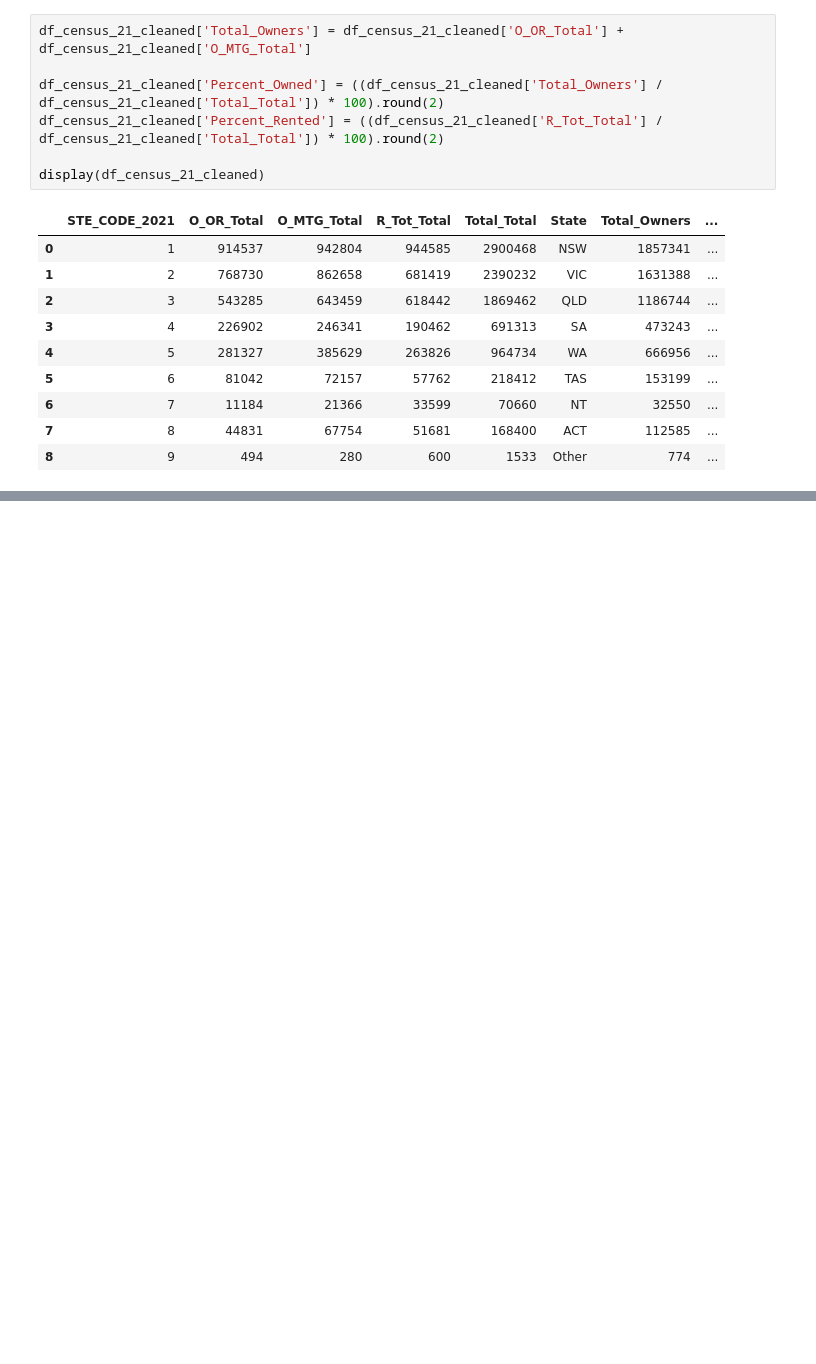
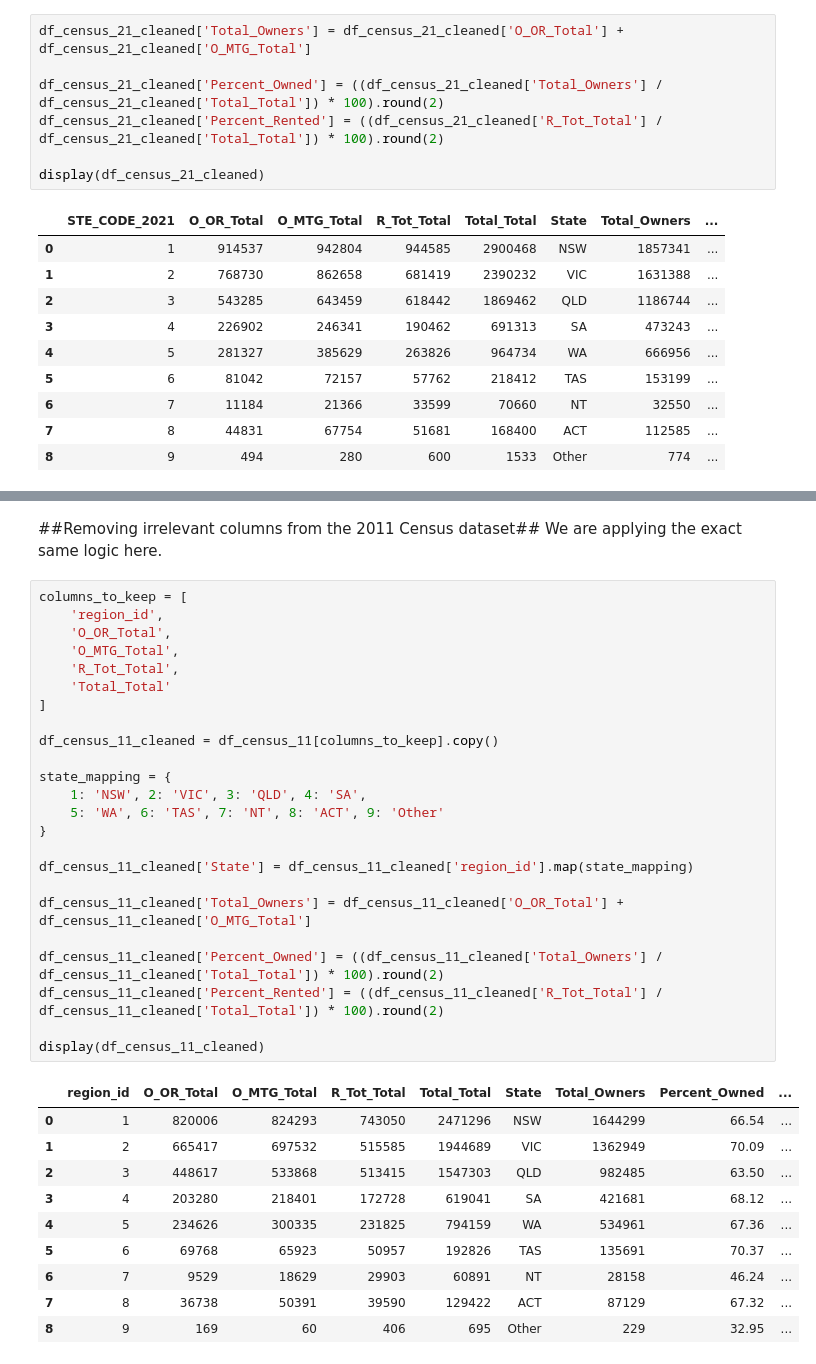
Before and after one commit to quantwothree/solar-energy-adoption-au, a Jupyter notebook: ARENA.ipynb, the cells around one changed output, grey strips where cells are left out. Cells and saved outputs as stored; diff of their text form; blank space fills up the shorter version.

```diff
--- a/ARENA.ipynb
+++ b/ARENA.ipynb
@@ -755,0 +794,38 @@ display(df_census_21_cleaned)
+# %% [markdown]
+##Removing irrelevant columns from the 2011 Census dataset##
+We are applying the exact same logic here.
+# %%
+columns_to_keep = [
+    'region_id',
+    'O_OR_Total',
+    'O_MTG_Total',
+    'R_Tot_Total',
+    'Total_Total'
+]
+
+df_census_11_cleaned = df_census_11[columns_to_keep].copy()
+
+state_mapping = {
+    1: 'NSW', 2: 'VIC', 3: 'QLD', 4: 'SA',
+    5: 'WA', 6: 'TAS', 7: 'NT', 8: 'ACT', 9: 'Other'
+}
+
+df_census_11_cleaned['State'] = df_census_11_cleaned['region_id'].map(state_mapping)
+
+df_census_11_cleaned['Total_Owners'] = df_census_11_cleaned['O_OR_Total'] + df_census_11_cleaned['O_MTG_Total']
+
+df_census_11_cleaned['Percent_Owned'] = ((df_census_11_cleaned['Total_Owners'] / df_census_11_cleaned['Total_Total']) * 100).round(2)
+df_census_11_cleaned['Percent_Rented'] = ((df_census_11_cleaned['R_Tot_Total'] / df_census_11_cleaned['Total_Total']) * 100).round(2)
+
+display(df_census_11_cleaned)
+# %% [output]
+|  | region_id | O_OR_Total | O_MTG_Total | R_Tot_Total | Total_Total | State | Total_Owners | Percent_Owned | ... |
+| 0 | 1 | 820006 | 824293 | 743050 | 2471296 | NSW | 1644299 | 66.54 | ... |
+| 1 | 2 | 665417 | 697532 | 515585 | 1944689 | VIC | 1362949 | 70.09 | ... |
+| 2 | 3 | 448617 | 533868 | 513415 | 1547303 | QLD | 982485 | 63.50 | ... |
+| 3 | 4 | 203280 | 218401 | 172728 | 619041 | SA | 421681 | 68.12 | ... |
+| 4 | 5 | 234626 | 300335 | 231825 | 794159 | WA | 534961 | 67.36 | ... |
+| 5 | 6 | 69768 | 65923 | 50957 | 192826 | TAS | 135691 | 70.37 | ... |
+| 6 | 7 | 9529 | 18629 | 29903 | 60891 | NT | 28158 | 46.24 | ... |
+| 7 | 8 | 36738 | 50391 | 39590 | 129422 | ACT | 87129 | 67.32 | ... |
+| 8 | 9 | 169 | 60 | 406 | 695 | Other | 229 | 32.95 | ... |
```
Also changed, not shown: parts of 10 cells of this notebook.
